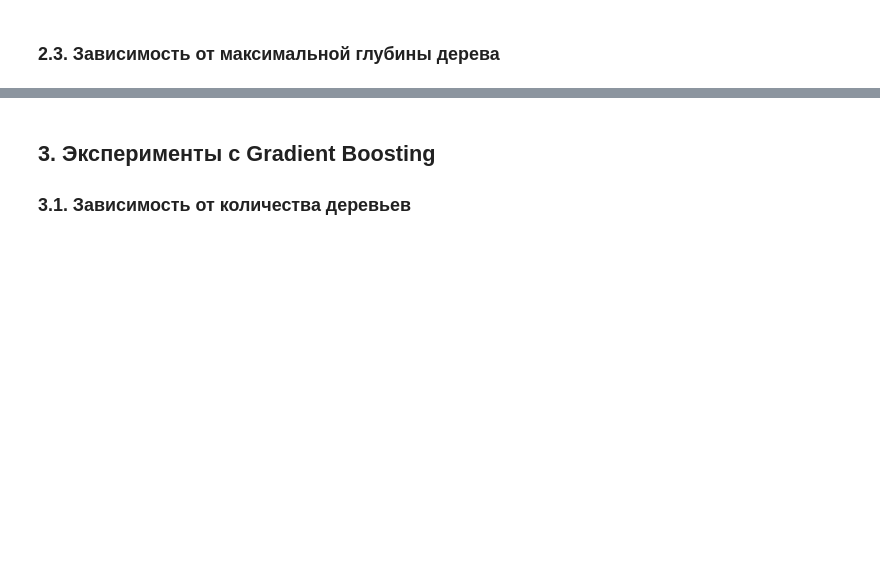
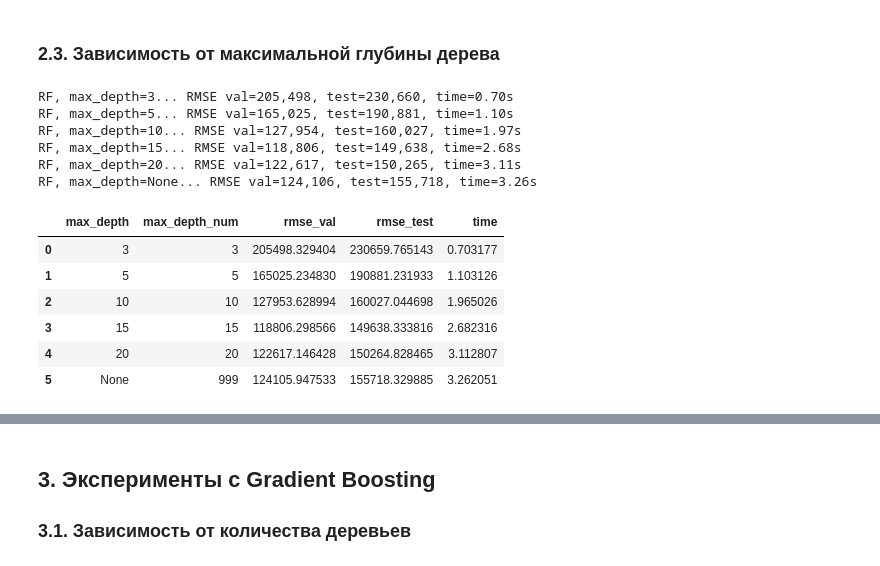
Before and after one commit to msu-cmc/prak-mmp-5-semestr-task3, a Jupyter notebook: experiments/exp.ipynb, the cells around one changed output, grey strips where cells are left out. Drawn from its saved outputs; the diff is of its cells as text; code cells hidden in the pictures; blank space fills up the shorter version.

```diff
--- a/experiments/exp.ipynb
+++ b/experiments/exp.ipynb
@@ -201,42 +293,61 @@ df_rf_max_features
 # %% [markdown]
 ### 2.3. Зависимость от максимальной глубины дерева
 # %%
-# Исследуем влияние глубины дерева (включая None - неограниченная глубина)
+# Зависимость от максимальной глубины (включая неограниченную)
 max_depth_list = [3, 5, 10, 15, 20, None]
-
 results_rf_max_depth = []
 
 for max_d in max_depth_list:
-    depth_str = str(max_d) if max_d is not None else "Unlimited"
-    print(f"Обучение RF с max_depth={depth_str}...")
+    depth_str = str(max_d) if max_d is not None else "None"
+    print(f"RF, max_depth={depth_str}...", end=" ")
 
     rf = RandomForestMSE(
         n_estimators=30,
         tree_params={"max_depth": max_d, "random_state": 42}
     )
 
     start_time = time.time()
     rf.fit(X_train_np, y_train_np)
     train_time = time.time() - start_time
 
     y_pred_val = rf.predict(X_val_np)
     y_pred_test = rf.predict(X_test_np)
 
-    rmse_val = np.sqrt(mean_squared_error(y_val_np, y_pred_val))
-    rmse_test = np.sqrt(mean_squared_error(y_test_np, y_pred_test))
+    rmse_val = np.sqrt(mean_squared_error(
+        y_true=y_val_np,
+        y_pred=y_pred_val
+    ))
+    rmse_test = np.sqrt(mean_squared_error(
+        y_true=y_test_np,
+        y_pred=y_pred_test
+    ))
 
     results_rf_max_depth.append({
-        'max_depth': depth_str,
-        'max_depth_num': max_d if max_d is not None else 999,
-        'rmse_val': rmse_val,
-        'rmse_test': rmse_test,
-        'time': train_time
+        "max_depth": depth_str,
+        "max_depth_num": max_d if max_d is not None else 999,
+        "rmse_val": rmse_val,
+        "rmse_test": rmse_test,
+        "time": train_time
     })
 
-    print(f"  RMSE (val): {rmse_val:,.0f}, RMSE (test): {rmse_test:,.0f}, Time: {train_time:.2f}s\n")
+    print(f"RMSE val={rmse_val:,.0f}, test={rmse_test:,.0f}, time={train_time:.2f}s")
 
 df_rf_max_depth = pd.DataFrame(results_rf_max_depth)
 df_rf_max_depth
+# %% [output]
+RF, max_depth=3... RMSE val=205,498, test=230,660, time=0.70s
+RF, max_depth=5... RMSE val=165,025, test=190,881, time=1.10s
+RF, max_depth=10... RMSE val=127,954, test=160,027, time=1.97s
+RF, max_depth=15... RMSE val=118,806, test=149,638, time=2.68s
+RF, max_depth=20... RMSE val=122,617, test=150,265, time=3.11s
+RF, max_depth=None... RMSE val=124,106, test=155,718, time=3.26s
+|  | max_depth | max_depth_num | rmse_val | rmse_test | time |
+| 0 | 3 | 3 | 205498.329404 | 230659.765143 | 0.703177 |
+| 1 | 5 | 5 | 165025.234830 | 190881.231933 | 1.103126 |
+| 2 | 10 | 10 | 127953.628994 | 160027.044698 | 1.965026 |
+| 3 | 15 | 15 | 118806.298566 | 149638.333816 | 2.682316 |
+| 4 | 20 | 20 | 122617.146428 | 150264.828465 | 3.112807 |
+| 5 | None | 999 | 124105.947533 | 155718.329885 | 3.262051 |
 # %%
 # Визуализация для max_depth
 fig, axes = plt.subplots(1, 2, figsize=(15, 5))
```
Also changed, not shown: parts of 18 cells of this notebook, 16 other files.
